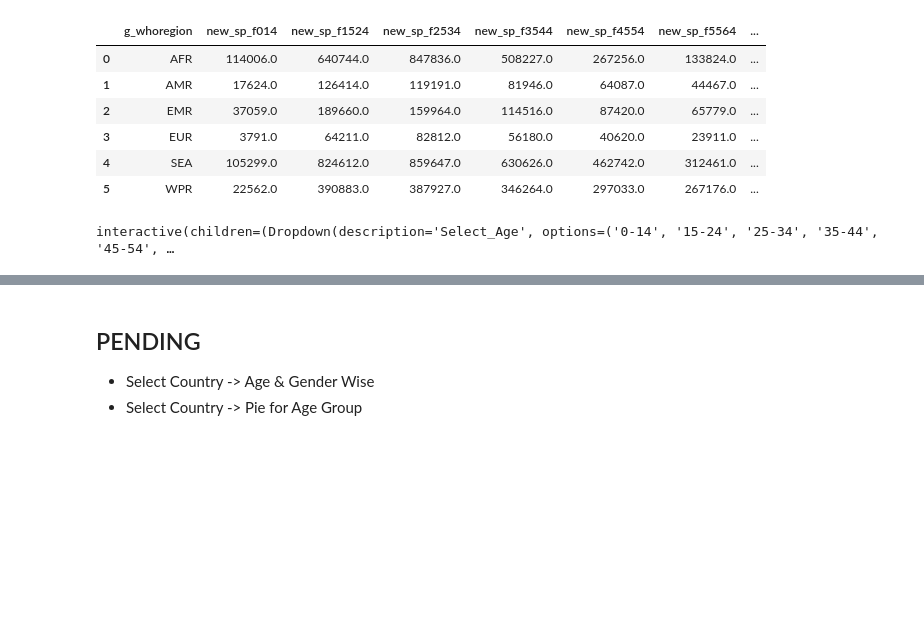
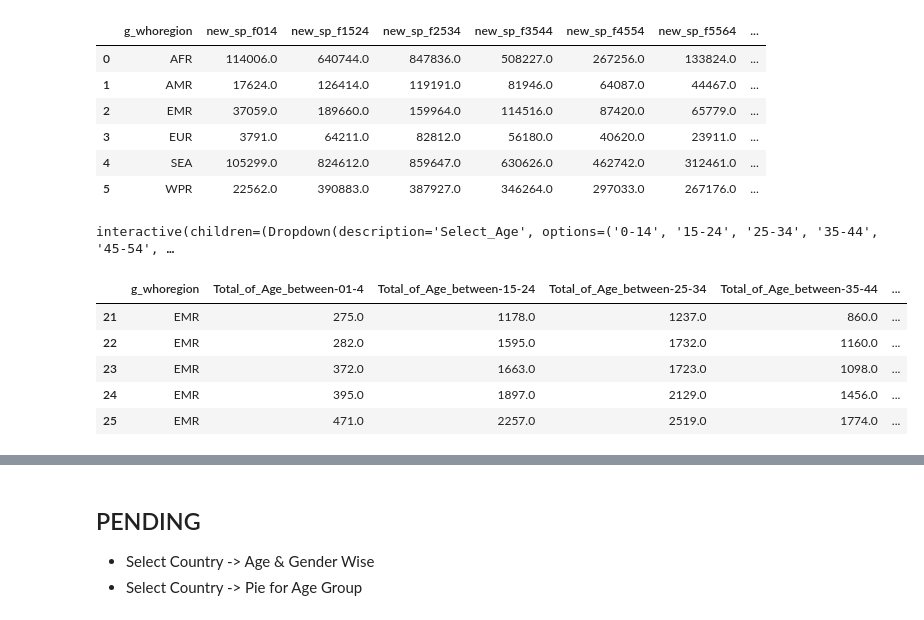
Before and after one commit to sainisumit1/TB-Analysis, a Jupyter notebook: Tuberculosis-Analysis-Last-2-Decades.ipynb, the cells around one changed output, grey strips where cells are left out. Drawn from its saved outputs; the diff is of its cells as text; code cells hidden in the pictures; blank space fills up the shorter version.

```diff
--- a/Tuberculosis-Analysis-Last-2-Decades.ipynb
+++ b/Tuberculosis-Analysis-Last-2-Decades.ipynb
@@ -650,3 +651,18 @@ def region_age(Select_Age=list(age_grp.keys())):
                   title='Age wise count across Regions'))
 # %% [output]
 interactive(children=(Dropdown(description='Select_Age', options=('0-14', '15-24', '25-34', '35-44', '45-54', …
+# %%
+region_age_sp_df=new_sp_df[['g_whoregion']]
+for i in list(age_grp.values()):
+    region_age_sp_df=pd.concat([region_age_sp_df,
+                                new_sp_df.filter(regex=i).sum(axis=1)],
+                               axis=1).rename(columns={0:'Total_of_Age_between-'+i[0:2]+'-'+i[2:]})
+
+region_age_sp_df.head()
+# %% [output]
+|  | g_whoregion | Total_of_Age_between-01-4 | Total_of_Age_between-15-24 | Total_of_Age_between-25-34 | Total_of_Age_between-35-44 | ... |
+| 21 | EMR | 275.0 | 1178.0 | 1237.0 | 860.0 | ... |
+| 22 | EMR | 282.0 | 1595.0 | 1732.0 | 1160.0 | ... |
+| 23 | EMR | 372.0 | 1663.0 | 1723.0 | 1098.0 | ... |
+| 24 | EMR | 395.0 | 1897.0 | 2129.0 | 1456.0 | ... |
+| 25 | EMR | 471.0 | 2257.0 | 2519.0 | 1774.0 | ... |
```
Also changed, not shown: parts of 3 cells of this notebook.
